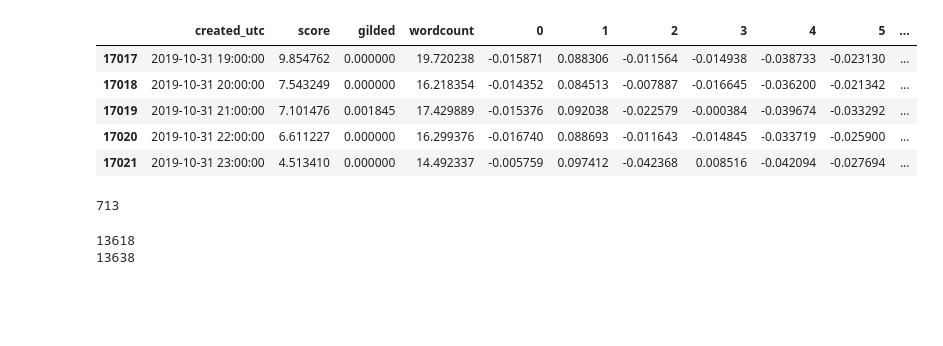
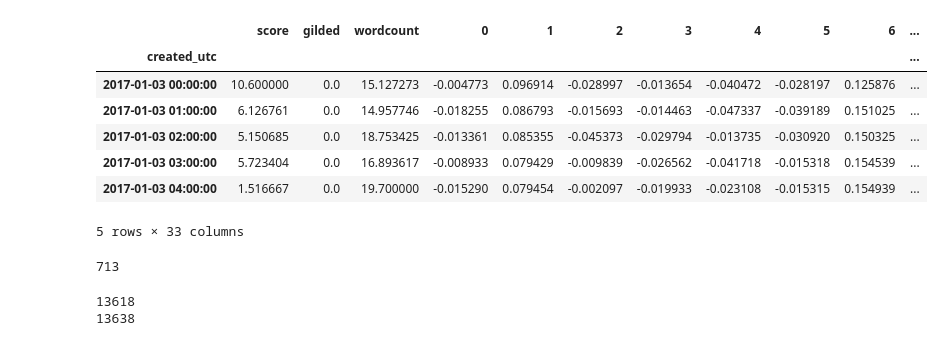
Before and after one commit to alik604/WallStreetBets_LSTM, a Jupyter notebook: hourly_date_day_prediction.ipynb, the cells around one changed output. Saved outputs shown, nothing was run; the diff lists cells and outputs as text; code cells hidden in the pictures; blank space fills up the shorter version.

```diff
--- a/hourly_date_day_prediction.ipynb
+++ b/hourly_date_day_prediction.ipynb
@@ -24,16 +13,18 @@ Requirement already satisfied: python-dateutil>=2.6.1 in /usr/local/lib/python3.
 # %%
-data = pd.read_parquet('https://github.com/ddkpham/Stock_Prediction_NLP_ML/blob/master/wsb.hourly.joined.parquet.gz?raw=true', engine="fastparquet")
+data = pd.read_parquet('https://github.com/ddkpham/Stock_Prediction_NLP_ML/blob/master/wsb.hourly.joined.parquet.gz?raw=true')
 # %%
 dataset = data.set_index('created_utc')
-dataset = dataset.values
-data.tail(5)
+# dataset = dataset.values
+dataset.head(5)
 # %% [output]
-|  | created_utc | score | gilded | wordcount | 0 | 1 | 2 | 3 | 4 | 5 | ... |
-| 17017 | 2019-10-31 19:00:00 | 9.854762 | 0.000000 | 19.720238 | -0.015871 | 0.088306 | -0.011564 | -0.014938 | -0.038733 | -0.023130 | ... |
-| 17018 | 2019-10-31 20:00:00 | 7.543249 | 0.000000 | 16.218354 | -0.014352 | 0.084513 | -0.007887 | -0.016645 | -0.036200 | -0.021342 | ... |
-| 17019 | 2019-10-31 21:00:00 | 7.101476 | 0.001845 | 17.429889 | -0.015376 | 0.092038 | -0.022579 | -0.000384 | -0.039674 | -0.033292 | ... |
-| 17020 | 2019-10-31 22:00:00 | 6.611227 | 0.000000 | 16.299376 | -0.016740 | 0.088693 | -0.011643 | -0.014845 | -0.033719 | -0.025900 | ... |
-| 17021 | 2019-10-31 23:00:00 | 4.513410 | 0.000000 | 14.492337 | -0.005759 | 0.097412 | -0.042368 | 0.008516 | -0.042094 | -0.027694 | ... |
+|  | score | gilded | wordcount | 0 | 1 | 2 | 3 | 4 | 5 | 6 | ... |
+| created_utc |  |  |  |  |  |  |  |  |  |  | ... |
+| 2017-01-03 00:00:00 | 10.600000 | 0.0 | 15.127273 | -0.004773 | 0.096914 | -0.028997 | -0.013654 | -0.040472 | -0.028197 | 0.125876 | ... |
+| 2017-01-03 01:00:00 | 6.126761 | 0.0 | 14.957746 | -0.018255 | 0.086793 | -0.015693 | -0.014463 | -0.047337 | -0.039189 | 0.151025 | ... |
+| 2017-01-03 02:00:00 | 5.150685 | 0.0 | 18.753425 | -0.013361 | 0.085355 | -0.045373 | -0.029794 | -0.013735 | -0.030920 | 0.150325 | ... |
+| 2017-01-03 03:00:00 | 5.723404 | 0.0 | 16.893617 | -0.008933 | 0.079429 | -0.009839 | -0.026562 | -0.041718 | -0.015318 | 0.154539 | ... |
+| 2017-01-03 04:00:00 | 1.516667 | 0.0 | 19.700000 | -0.015290 | 0.079454 | -0.002097 | -0.019933 | -0.023108 | -0.015315 | 0.154939 | ... |
+5 rows × 33 columns
 # %%
 opening_price = data.filter(['created_utc','AAPL_StockPrice', 'AMZN_StockPrice',
                                               'BA_StockPrice', 'SPY_StockPrice', 'TSLA_StockPrice'])
```
Also changed, not shown: parts of 2 cells of this notebook, 3 other files.
